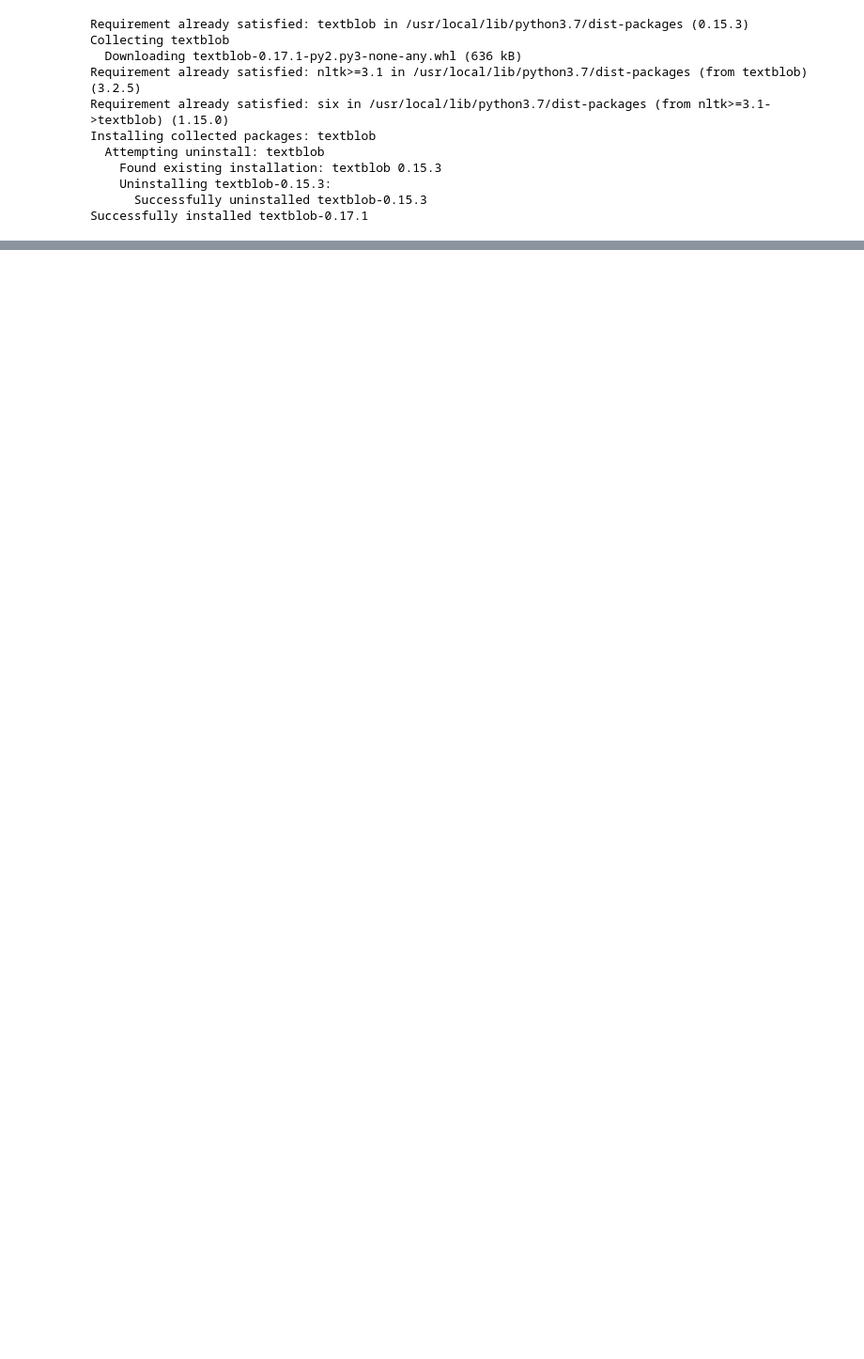
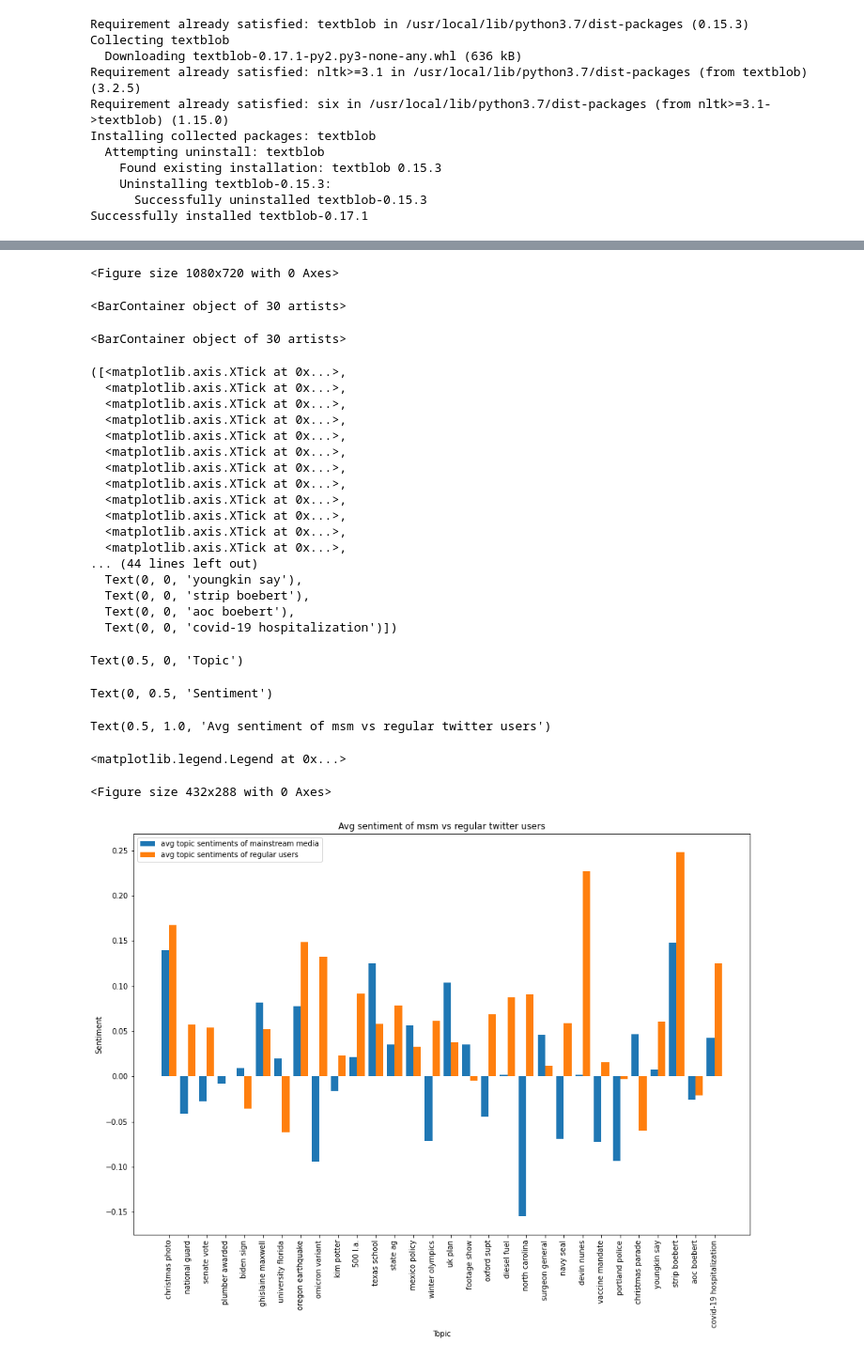
Before and after one commit to SidIzG/DataScience, a Jupyter notebook: Twitter_Sentiment_Analysis_Project.ipynb, the cells around one changed output, grey strips where cells are left out. Shown at 94% size. Cells and saved outputs as stored; diff of their text form; code cells hidden in the pictures; blank space fills up the shorter version.

```diff
--- a/Twitter_Sentiment_Analysis_Project.ipynb
+++ b/Twitter_Sentiment_Analysis_Project.ipynb
@@ -312,0 +375,41 @@ getting tweets before 1318388884003315711
+# %%
+X_axis = np.arange(len(topic_avg_sentiments.keys()))
+
+fig = plt.figure()
+figure(figsize=(15, 10))
+plt.bar(X_axis - 0.2, topic_avg_sentiments.values(), 0.4, label = 'avg topic sentiments of mainstream media')
+plt.bar(X_axis + 0.2, topic_sentiments.values(), 0.4, label = 'avg topic sentiments of regular users')
+
+plt.xticks(X_axis, topic_avg_sentiments.keys(), rotation = 90)
+plt.xlabel("Topic")
+plt.ylabel("Sentiment")
+plt.title("Avg sentiment of msm vs regular twitter users")
+plt.legend()
+plt.show()
+# %% [output]
+<Figure size 1080x720 with 0 Axes>
+<BarContainer object of 30 artists>
+<BarContainer object of 30 artists>
+([<matplotlib.axis.XTick at 0x...>,
+  <matplotlib.axis.XTick at 0x...>,
+  <matplotlib.axis.XTick at 0x...>,
+  <matplotlib.axis.XTick at 0x...>,
+  <matplotlib.axis.XTick at 0x...>,
+  <matplotlib.axis.XTick at 0x...>,
+  <matplotlib.axis.XTick at 0x...>,
+  <matplotlib.axis.XTick at 0x...>,
+  <matplotlib.axis.XTick at 0x...>,
+  <matplotlib.axis.XTick at 0x...>,
+  <matplotlib.axis.XTick at 0x...>,
+  <matplotlib.axis.XTick at 0x...>,
+... (44 lines left out)
+  Text(0, 0, 'youngkin say'),
+  Text(0, 0, 'strip boebert'),
+  Text(0, 0, 'aoc boebert'),
+  Text(0, 0, 'covid-19 hospitalization')])
+Text(0.5, 0, 'Topic')
+Text(0, 0.5, 'Sentiment')
+Text(0.5, 1.0, 'Avg sentiment of msm vs regular twitter users')
+<matplotlib.legend.Legend at 0x...>
+<Figure size 432x288 with 0 Axes>
+[figure, added]
```
Also changed, not shown: parts of 49 cells of this notebook.
